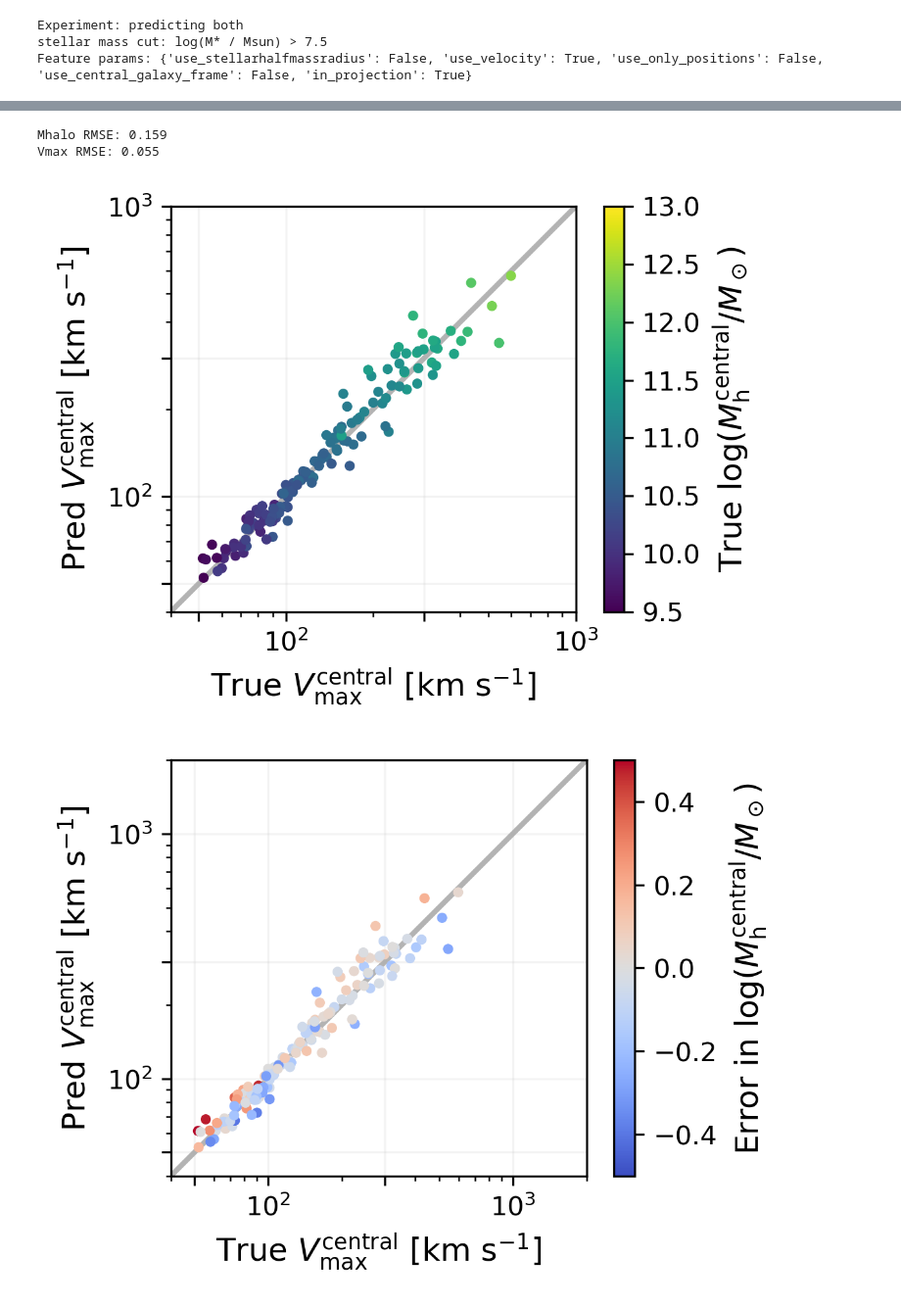
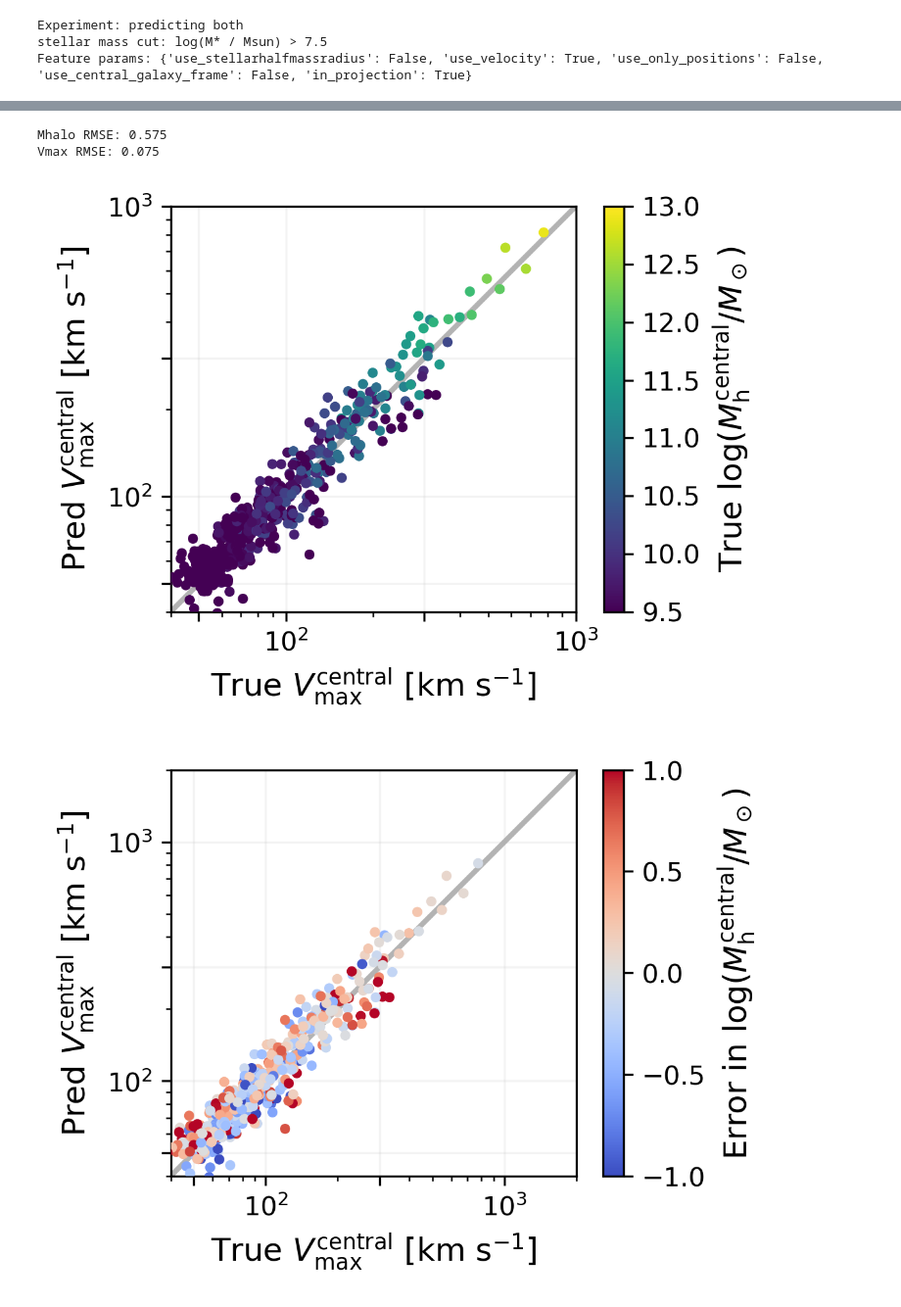
Before and after one commit to jwuphysics/halo-gnns, a Jupyter notebook: notebook/illustris-eda.ipynb, the cells around one changed output, grey strips where cells are left out. Shown at 98% size. Cells and saved outputs as stored; diff of their text form; code cells hidden in the pictures.

Commit message:
predict all subhalos at the same time

```diff
--- a/notebook/illustris-eda.ipynb
+++ b/notebook/illustris-eda.ipynb
@@ -423,0 +420,23 @@ plt.grid(alpha=0.15)
+# %%
+import matplotlib.pyplot as plt
+import random
+import sys
+sys.path.append('../src')
+
+from data import *
+from model import *
+from train import *
+import random
+
+ROOT = Path("..").resolve()
+tng_base_path = f"{ROOT}/illustris_data/TNG50-1/output"
+
+seed = 255
+rng = np.random.RandomState(seed)
+random.seed(seed)
+torch.manual_seed(seed)
+
+c0, c1, c2, c3, c4 = '#003f5c', '#58508d', '#bc5090', '#ff6361', '#ffa600'
+
+device = "cuda" if torch.cuda.is_available() else "cpu"
+print(device)
@@ -452,7 +473,7 @@ training_params = dict(
     batch_size=256,
     learning_rate=1e-4,
     weight_decay=1e-5,
-    n_epochs=250,
+    n_epochs=1000,
     valid_frac=0.15,
     test_frac=0.,
 )
@@ -515,7 +537,7 @@ model = EdgePointGNN(
     hidden_channels=model_params["n_hidden"],
     latent_channels=model_params["n_latent"],
     loop=model_params["loop"],
-    use_bias=False
+    estimate_all_subhalos=True
 )
 
 model.to(device)
@@ -605,8 +627,8 @@ y_Mhalo, y_Vmax = y_valid.reshape(-1, 2).T
 print(f"Mhalo RMSE: {np.sqrt(np.mean((p_Mhalo.flatten() - y_Mhalo)**2)): >4.3f}")
 print(f"Vmax RMSE: {np.sqrt(np.mean((p_Vmax.flatten() - y_Vmax)**2)): >4.3f}")
 # %% [output]
-Mhalo RMSE: 0.159
-Vmax RMSE: 0.055
+Mhalo RMSE: 0.575
+Vmax RMSE: 0.075
 # %%
 plt.figure(figsize=(4, 3), dpi=300)
 
@@ -614,7 +636,7 @@ h = config_params["h_reduced"]
 p = 10**p_Vmax * normalization_params["norm_velocity"]
 y = 10**y_Vmax * normalization_params["norm_velocity"]
 
-sc = plt.scatter(y, p, s=15, edgecolors='none', c=y_Mhalo+10-h, zorder=3, vmin=9.5, vmax=13.)
+sc = plt.scatter(y, p, s=15, edgecolors='none', c=y_Mhalo + 10 - config_params["h_reduced"], zorder=3, vmin=9.5, vmax=13.)
 cb = plt.colorbar(sc)
 cb.set_label("True $\\log(M_{\\rm h}^{\\rm central}/M_\\odot)$", fontsize=12)
 
@@ -632,33 +654,33 @@ plt.yticks([50, 100, 300, 1000])
 plt.tight_layout()
 plt.grid(alpha=0.15)
 # %% [output]
-[figure, old version]
+[figure, new version]
 # %%
 plt.figure(figsize=(4, 3), dpi=300)
 
 h = config_params["h_reduced"]
 p = 10**p_Vmax * normalization_params["norm_velocity"]
 y = 10**y_Vmax * normalization_params["norm_velocity"]
 
-sc = plt.scatter(y, p, s=15, edgecolors='none', c=p_Mhalo-y_Mhalo, zorder=3, vmin=-0.5, vmax=0.5, cmap="coolwarm")
+sc = plt.scatter(y, p, s=15, edgecolors='none', c=p_Mhalo-y_Mhalo, zorder=3, vmin=-1, vmax=1, cmap="coolwarm")
 cb = plt.colorbar(sc)
 cb.set_label("Error in $\\log(M_{\\rm h}^{\\rm central}/M_\\odot)$", fontsize=12)
 
 plt.xlabel("True $V_{\\rm max}^{\\rm central}$ [km s$^{-1}$]", fontsize=12)
 plt.ylabel("Pred $V_{\\rm max}^{\\rm central}$ [km s$^{-1}$]", fontsize=12)
 plt.plot([0, 1e4], [0, 1e4], c='0.7', lw=2, zorder=1)
 plt.gca().set_aspect("equal")
 
 plt.xlim(40, 2000)
 plt.ylim(40, 2000)
 plt.xscale('log')
 plt.yscale('log')
 plt.xticks([50, 100, 300, 1000])
 plt.yticks([50, 100, 300, 1000])
 plt.tight_layout()
 plt.grid(alpha=0.15)
 # %% [output]
-[figure, old version]
+[figure, new version]
 # %%
 plt.figure(figsize=(5, 4), dpi=200)
 
```
Also changed, not shown: parts of 12 cells of this notebook, 2 other files.
